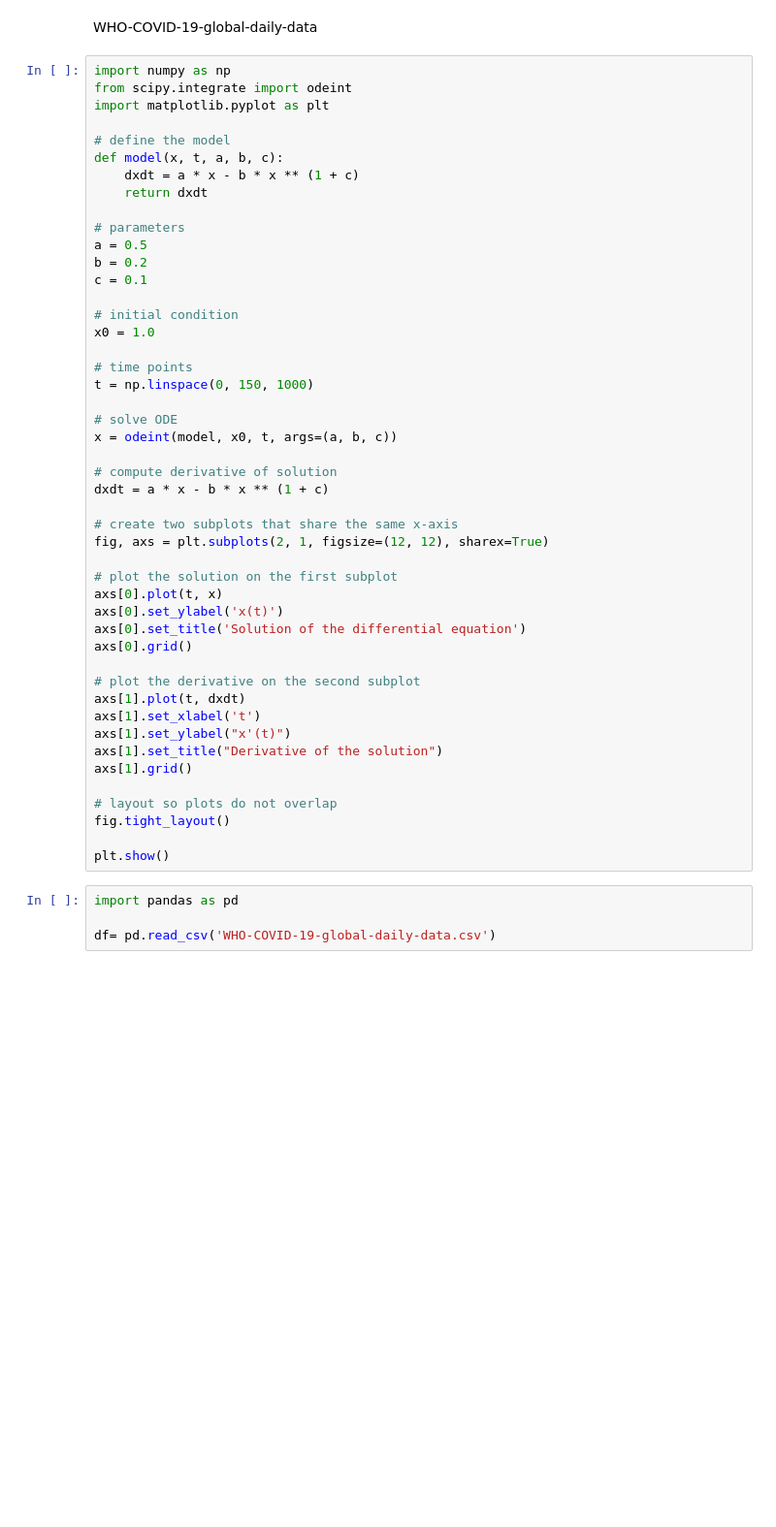
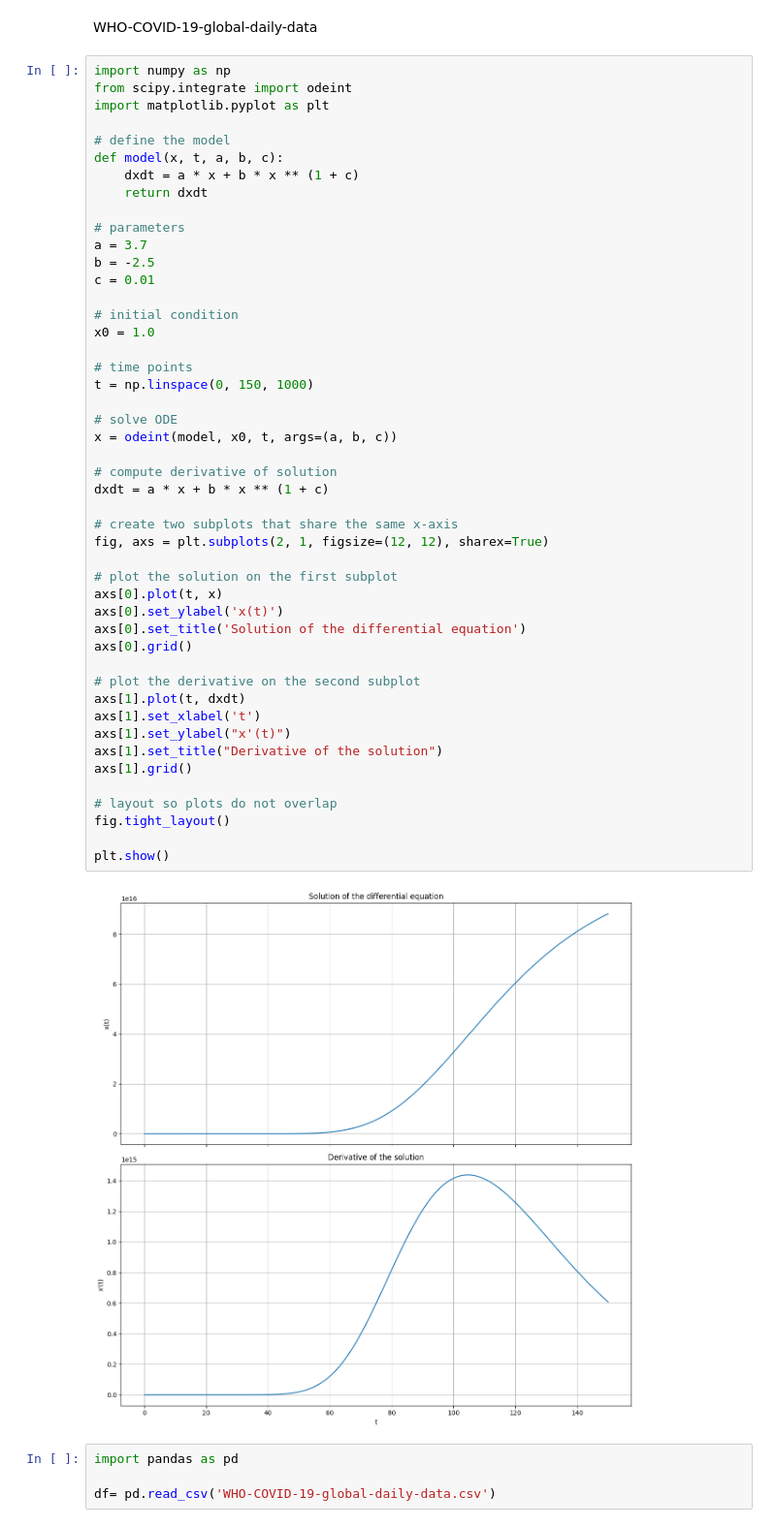
Before and after one commit to Naarsk/Economics, a Jupyter notebook: Econometrics/Coronavirus/coronav.ipynb, the cells around one changed output. Shown: that part at 97% size. Cells and saved outputs as stored; diff of their text form; blank space fills up the shorter version.

```diff
--- a/Econometrics/Coronavirus/coronav.ipynb
+++ b/Econometrics/Coronavirus/coronav.ipynb
@@ -7,46 +7,48 @@ import matplotlib.pyplot as plt
 
 # define the model
 def model(x, t, a, b, c):
-    dxdt = a * x - b * x ** (1 + c)
+    dxdt = a * x + b * x ** (1 + c)
     return dxdt
 
 # parameters
-a = 0.5
-b = 0.2
-c = 0.1
+a = 3.7
+b = -2.5
+c = 0.01
 
 # initial condition
 x0 = 1.0
 
 # time points
 t = np.linspace(0, 150, 1000)
 
 # solve ODE
 x = odeint(model, x0, t, args=(a, b, c))
 
 # compute derivative of solution
-dxdt = a * x - b * x ** (1 + c)
+dxdt = a * x + b * x ** (1 + c)
 
 # create two subplots that share the same x-axis
 fig, axs = plt.subplots(2, 1, figsize=(12, 12), sharex=True)
 
 # plot the solution on the first subplot
 axs[0].plot(t, x)
 axs[0].set_ylabel('x(t)')
 axs[0].set_title('Solution of the differential equation')
 axs[0].grid()
 
 # plot the derivative on the second subplot
 axs[1].plot(t, dxdt)
 axs[1].set_xlabel('t')
 axs[1].set_ylabel("x'(t)")
 axs[1].set_title("Derivative of the solution")
 axs[1].grid()
 
 # layout so plots do not overlap
 fig.tight_layout()
 
 plt.show()
+# %% [output]
+[figure, added]
 # %%
 import pandas as pd
 
```
Also changed, not shown: parts of 4 cells of this notebook, 20 other files.
